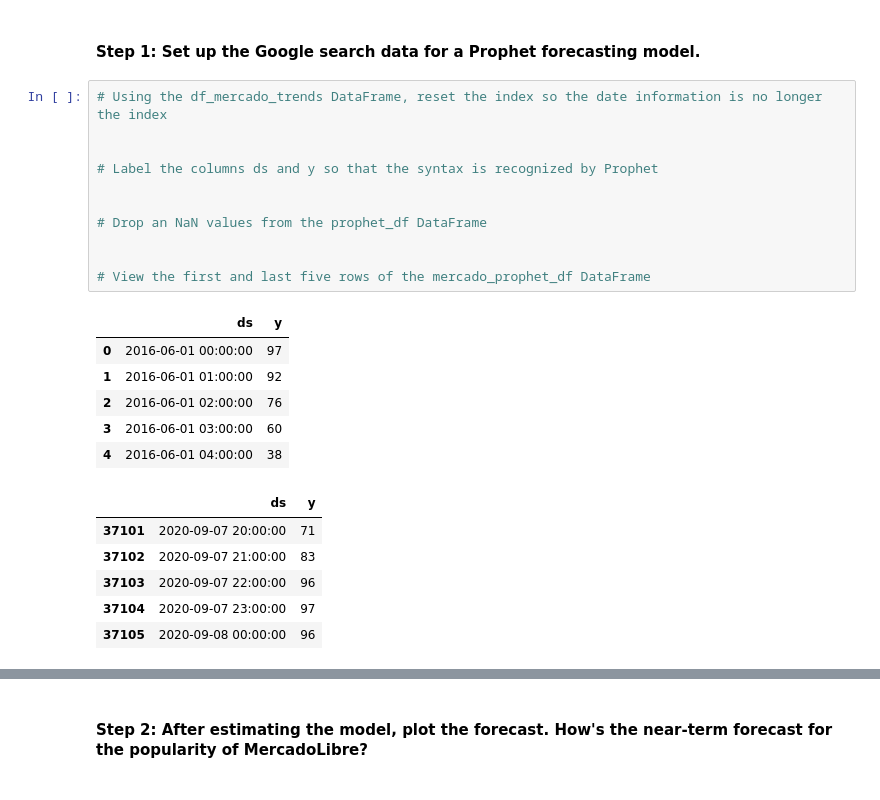
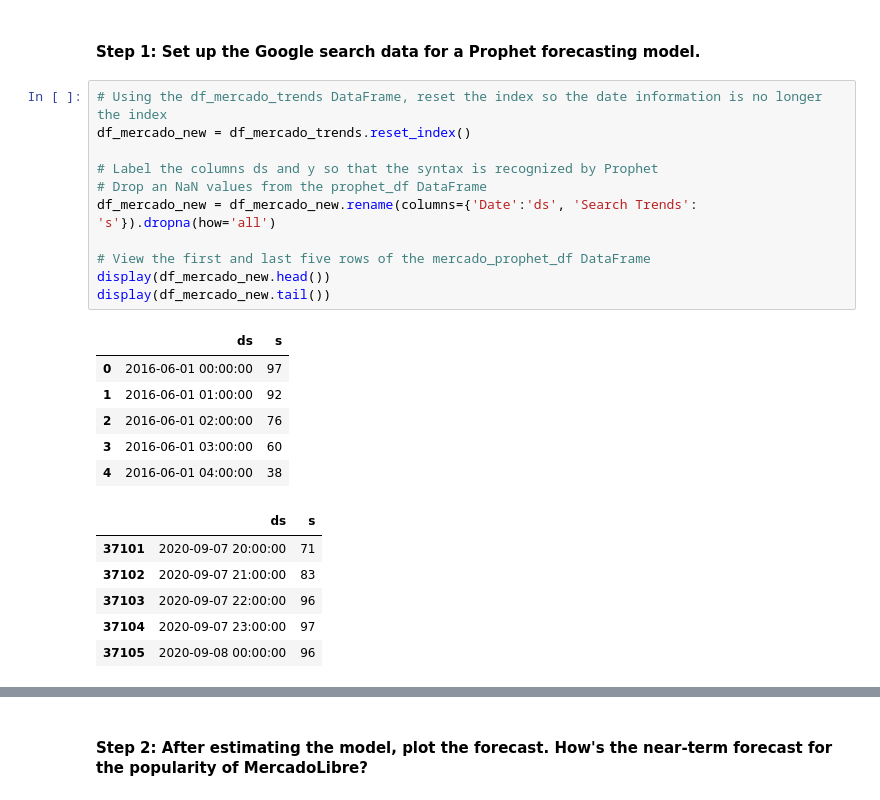
Before and after one commit to d3rp3tt3/prophet-challenge, a Jupyter notebook: forecasting_net_prophet.ipynb, the cells around one changed output, grey strips where cells are left out. Drawn from its saved outputs; the diff is of its cells as text.

```diff
--- a/forecasting_net_prophet.ipynb
+++ b/forecasting_net_prophet.ipynb
@@ -427,23 +430,23 @@ Now, you need to produce a time series model that analyzes and forecasts pattern
 #### Step 1: Set up the Google search data for a Prophet forecasting model.
 # %%
 # Using the df_mercado_trends DataFrame, reset the index so the date information is no longer the index
-
+df_mercado_new = df_mercado_trends.reset_index()
 
 # Label the columns ds and y so that the syntax is recognized by Prophet
-
-
 # Drop an NaN values from the prophet_df DataFrame
-
+df_mercado_new = df_mercado_new.rename(columns={'Date':'ds', 'Search Trends': 's'}).dropna(how='all')
 
 # View the first and last five rows of the mercado_prophet_df DataFrame
+display(df_mercado_new.head())
+display(df_mercado_new.tail())
 # %% [output]
-|  | ds | y |
+|  | ds | s |
 | 0 | 2016-06-01 00:00:00 | 97 |
 | 1 | 2016-06-01 01:00:00 | 92 |
 | 2 | 2016-06-01 02:00:00 | 76 |
 | 3 | 2016-06-01 03:00:00 | 60 |
 | 4 | 2016-06-01 04:00:00 | 38 |
-|  | ds | y |
+|  | ds | s |
 | 37101 | 2020-09-07 20:00:00 | 71 |
 | 37102 | 2020-09-07 21:00:00 | 83 |
 | 37103 | 2020-09-07 22:00:00 | 96 |
```
Also changed, not shown: parts of 18 cells of this notebook.
